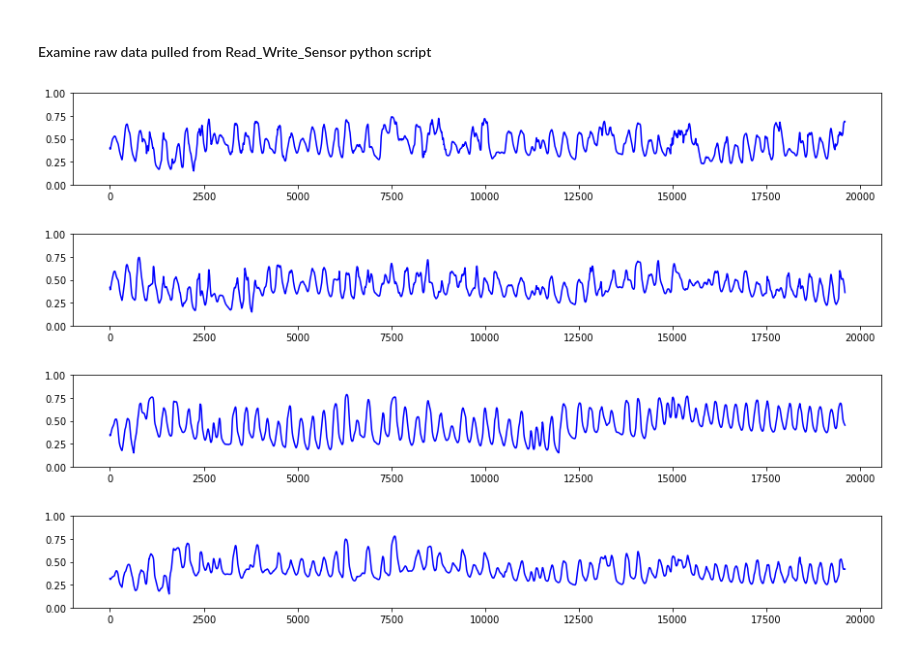
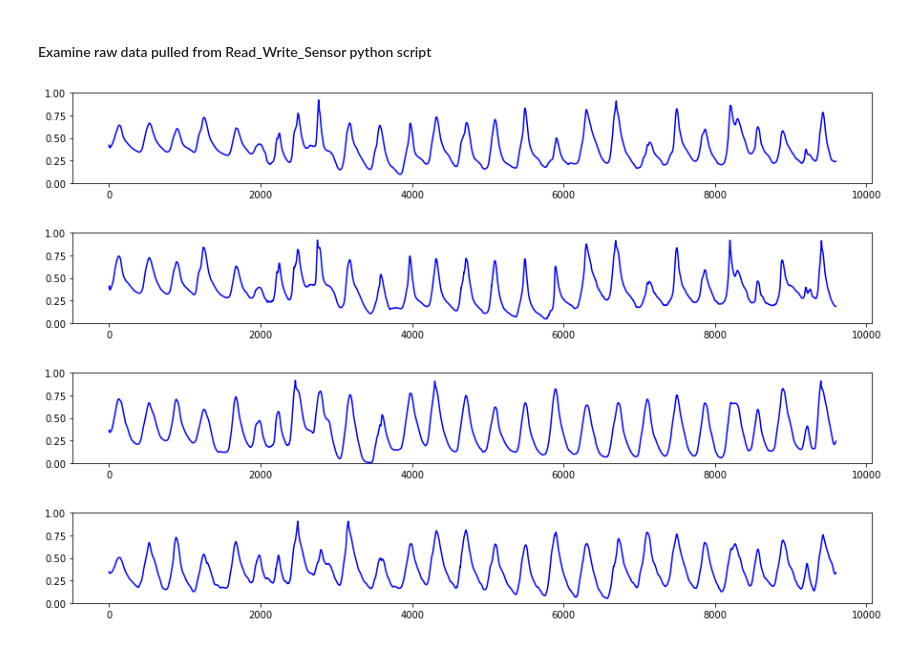
Before and after one commit to msfurr/coral_host, a Jupyter notebook: Jupyter_Notebooks/RawDataEDA.ipynb, the cells around one changed output. Cells and saved outputs as stored; diff of their text form; code cells hidden in the pictures.

```diff
--- a/Jupyter_Notebooks/RawDataEDA.ipynb
+++ b/Jupyter_Notebooks/RawDataEDA.ipynb
@@ -6,35 +6,35 @@ import seaborn as sns
 import numpy as np
 import matplotlib.pyplot as plt
 
-df = pd.read_csv('11.14_Sensors_Walking_2.csv')
+df = pd.read_csv('Results.csv')
 
 df.head()
 
 fig = plt.figure(figsize = (15, 8))
 plt.subplot(4,1,1)
 plt.ylim(0, 1)
 plt.plot(df['Sensor 1'], 'b')
 plt.show()
 
 fig = plt.figure(figsize = (15, 8))
 plt.subplot(4,1,2)
 plt.ylim(0, 1)
 plt.plot(df['Sensor 2'], 'b')
 plt.show()
 
 fig = plt.figure(figsize = (15, 8))
 plt.subplot(4,1,3)
 plt.ylim(0, 1)
 plt.plot(df['Sensor 3'], 'b')
 plt.show()
 
 fig = plt.figure(figsize = (15, 8))
 plt.subplot(4,1,4)
 plt.ylim(0, 1)
 plt.plot(df['Sensor 4'], 'b')
 plt.show()
 # %% [output]
-[figure, old version]
+[figure, new version]
-[figure, old version]
+[figure, new version]
-[figure, old version]
+[figure, new version]
-[figure, old version]
+[figure, new version]
```
Also changed, not shown: parts of 2 cells of this notebook, 23 other files.
